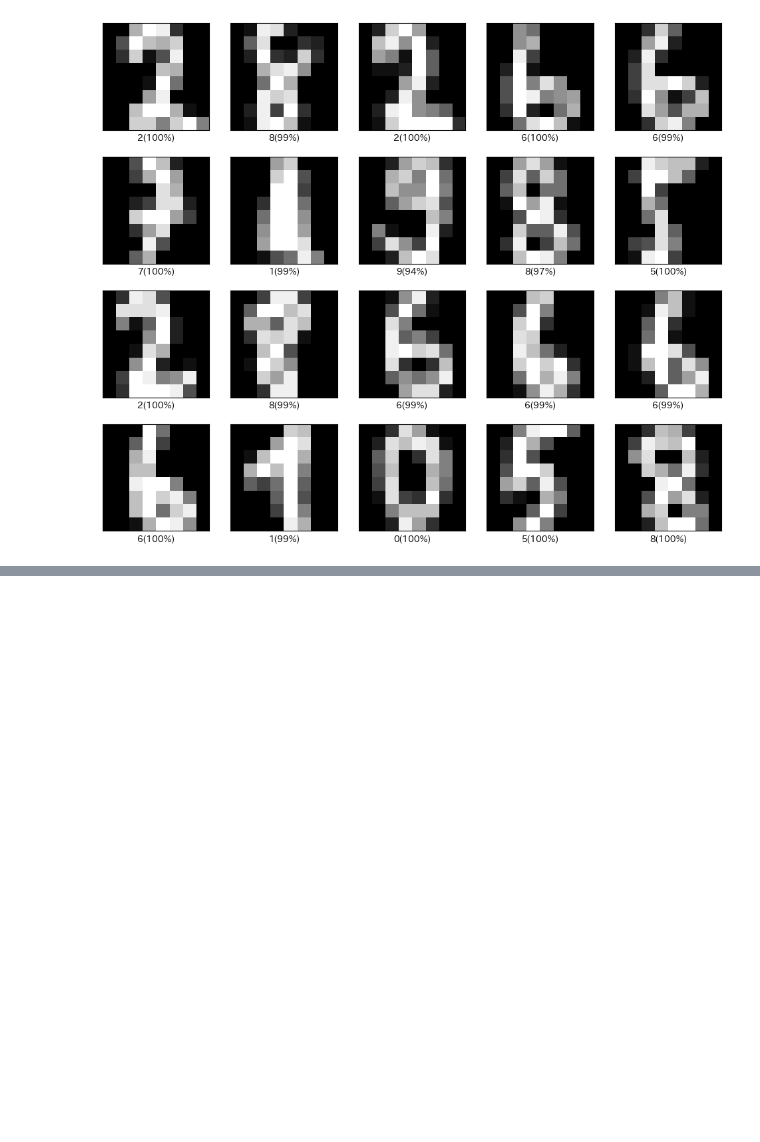
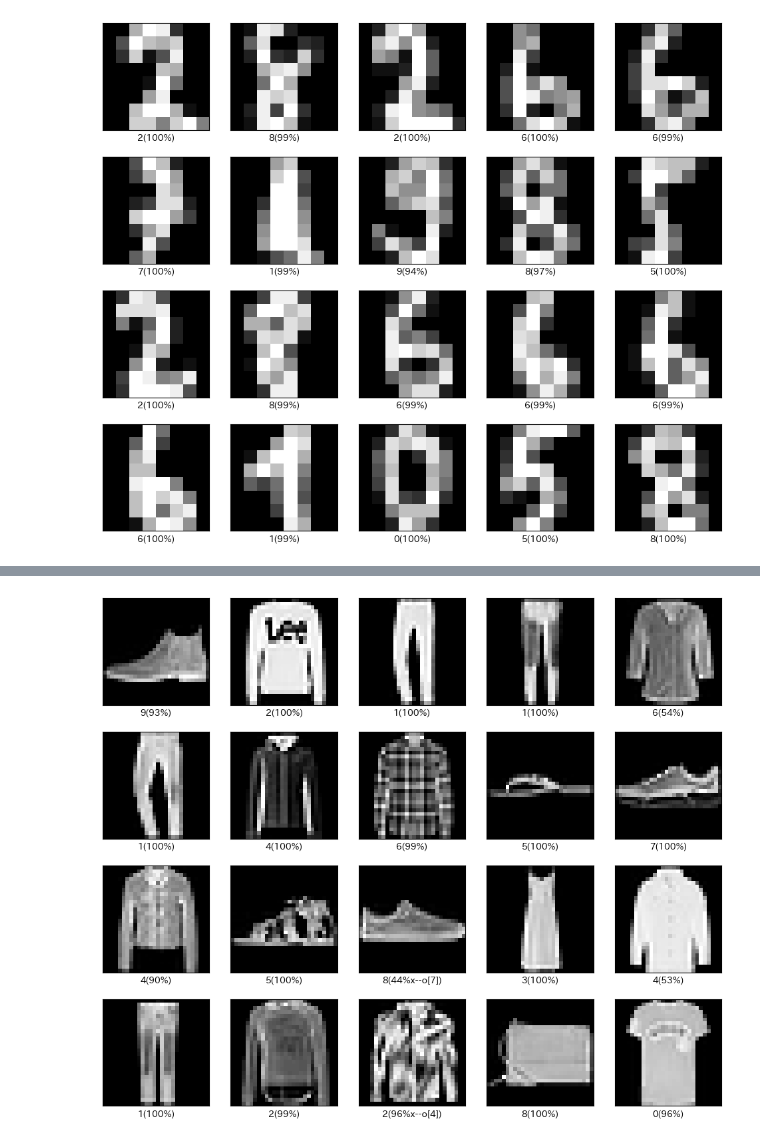
Before and after one commit to naorex/Python3rdGrade_Deep_Learning_Beginner, a Jupyter notebook: Chapter04_NNで学習.ipynb, the cells around one changed output, grey strips where cells are left out. Saved outputs shown, nothing was run; the diff lists cells and outputs as text; code cells hidden in the pictures; blank space fills up the shorter version.

```diff
--- a/Chapter04_NNで学習.ipynb
+++ b/Chapter04_NNで学習.ipynb
@@ -614,0 +740,19 @@ plt.show()
+# %%
+# データを渡して予測
+pre = model.predict(x_test)
+plt.figure(figsize=(12,10))
+for i in range(20):
+    plt.subplot(4,5,i+1)
+    plt.xticks([])
+    plt.yticks([])
+    plt.imshow(x_test[i], cmap="gray")
+
+    index = np.argmax(pre[i])
+    pct = pre[i][index]
+    ans=""
+    if index != y_test[i]:
+        ans = "x--o["+str(y_test[i])+"]"
+    lbl = f"{index}({pct:.0%}{ans})"
+    plt.xlabel(lbl)
+plt.show()
+# %% [output]
@@ -614,0 +760 @@ plt.show()
+[figure, added]
```
Also changed, not shown: parts of 8 cells of this notebook.
